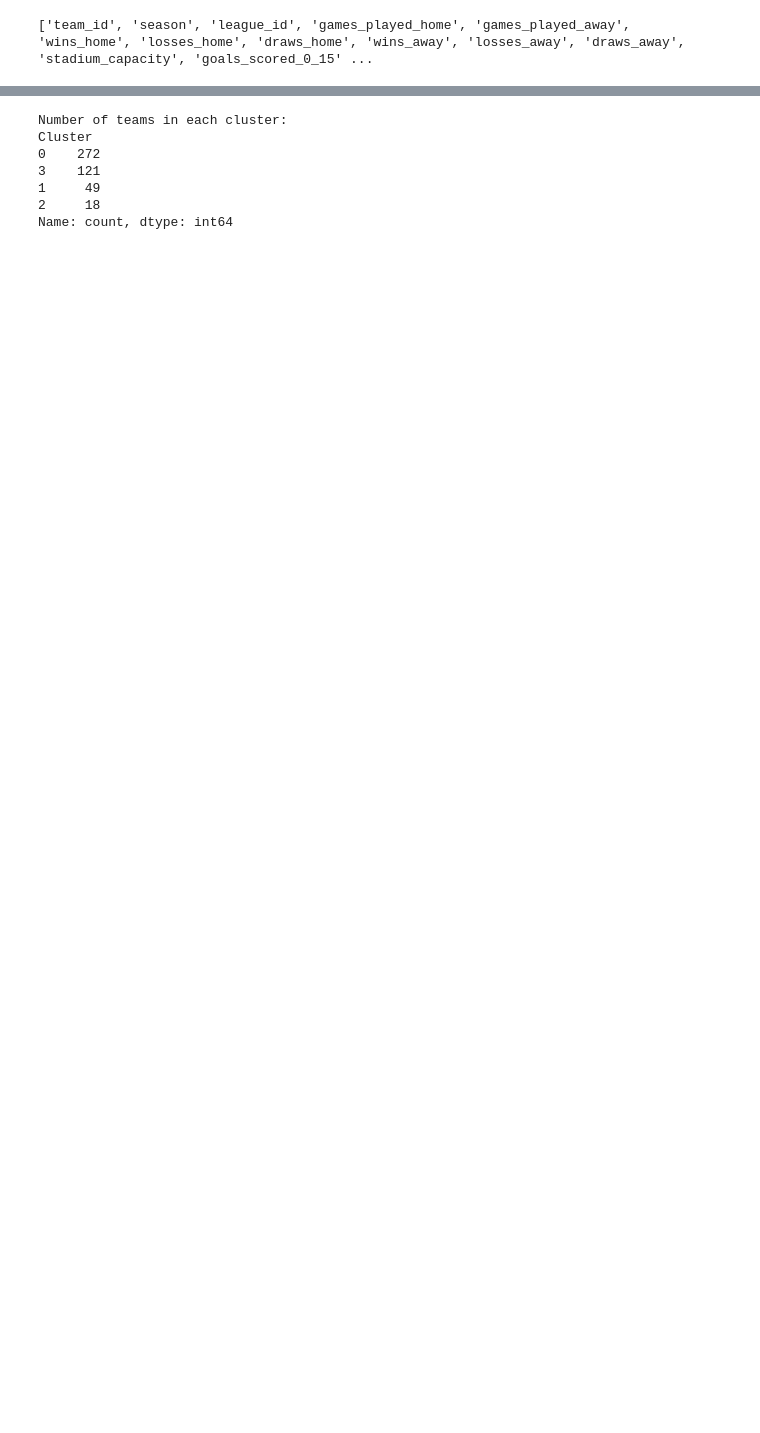
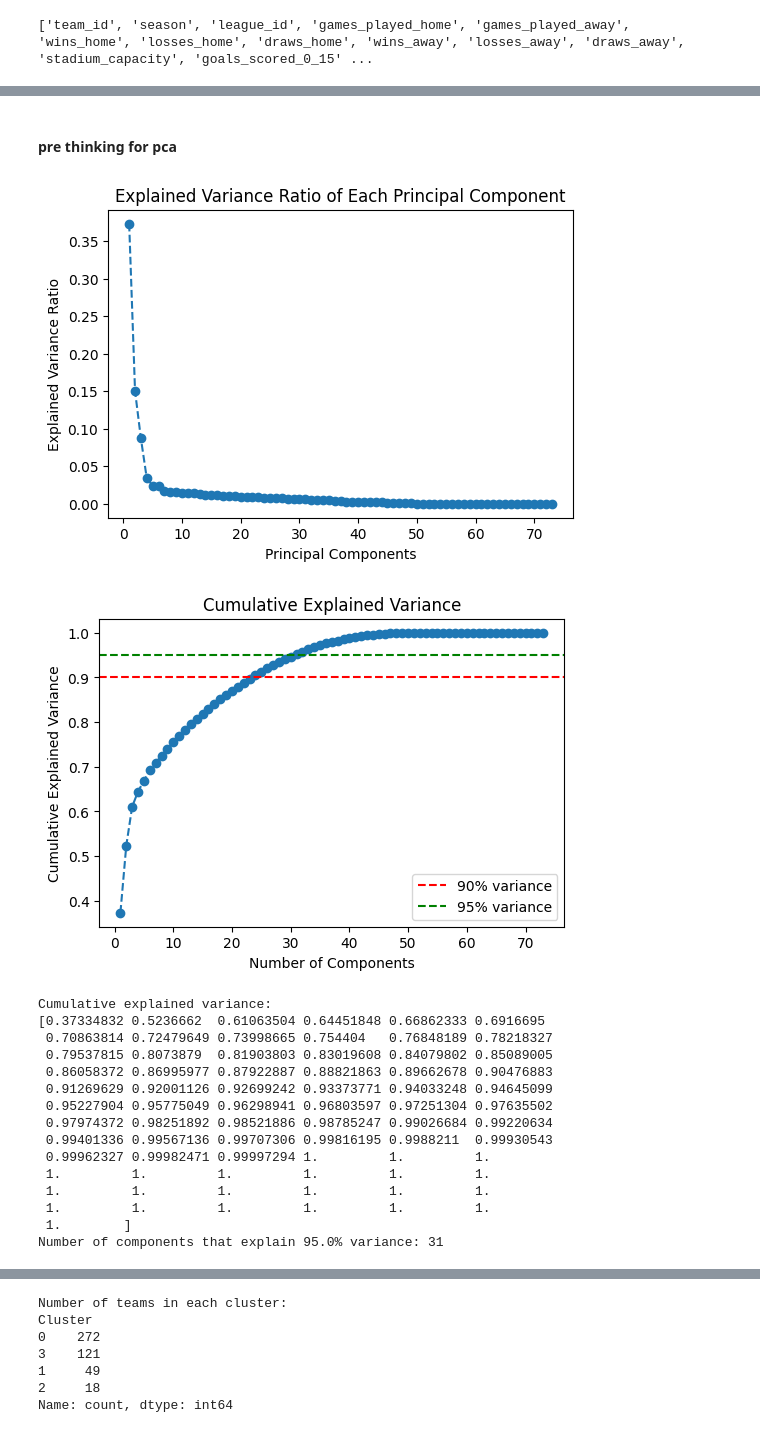
Before and after one commit to PLAI-BOOK/EDA, a Jupyter notebook: Tables_EDA/teams_eda/teams_notebook.ipynb, the cells around one changed output, grey strips where cells are left out. Drawn from its saved outputs; the diff is of its cells as text; code cells hidden in the pictures; blank space fills up the shorter version.

```diff
--- a/Tables_EDA/teams_eda/teams_notebook.ipynb
+++ b/Tables_EDA/teams_eda/teams_notebook.ipynb
@@ -313,0 +371,10 @@ print(updated_data.columns.tolist())
+# %%
+pca_data=save_update_scaled_data
+# Check the mean and standard deviation of the scaled data
+print("Mean of scaled data:")
+print(pca_data.mean())
+
+print("Standard deviation of scaled data:")
+print(pca_data.std())
+
+print (pca_data.head())
@@ -313,0 +399,56 @@ print(updated_data.columns.tolist())
+# %% [markdown]
+#### pre thinking for pca
+# %%
+from sklearn.decomposition import PCA
+import matplotlib.pyplot as plt
+
+# Apply PCA to the entire dataset (pca_data), which contains all the features
+pca = PCA()  # Apply PCA to all the features in pca_data
+pca.fit(pca_data)  # Fit PCA on the entire dataset
+
+# Plot the explained variance ratio for each component
+plt.figure(figsize=(6, 4))
+plt.plot(range(1, len(pca.explained_variance_ratio_) + 1), pca.explained_variance_ratio_, marker='o', linestyle='--')
+plt.title('Explained Variance Ratio of Each Principal Component')
+plt.xlabel('Principal Components')
+plt.ylabel('Explained Variance Ratio')
+plt.show()
+
+# Cumulative explained variance plot
+cumulative_variance = pca.explained_variance_ratio_.cumsum()
+plt.figure(figsize=(6, 4))
+plt.plot(range(1, len(cumulative_variance) + 1), cumulative_variance, marker='o', linestyle='--')
+plt.title('Cumulative Explained Variance')
+plt.xlabel('Number of Components')
+plt.ylabel('Cumulative Explained Variance')
+plt.axhline(0.90, color='r', linestyle='--', label='90% variance')
+plt.axhline(0.95, color='g', linestyle='--', label='95% variance')
+plt.legend()
+plt.show()
+
+
+# Print the cumulative variance to check which component number to choose
+print("Cumulative explained variance:")
+print(cumulative_variance)
+
+threshold = 0.95  # You can adjust this based on your needs
+n_components = (cumulative_variance >= threshold).argmax() + 1
+print(f"Number of components that explain {threshold * 100}% variance: {n_components}")
+# %% [output]
+[figure, added]
+[figure, added]
+Cumulative explained variance:
+[0.37334832 0.5236662  0.61063504 0.64451848 0.66862333 0.6916695
+ 0.70863814 0.72479649 0.73998665 0.754404   0.76848189 0.78218327
+ 0.79537815 0.8073879  0.81903803 0.83019608 0.84079802 0.85089005
+ 0.86058372 0.86995977 0.87922887 0.88821863 0.89662678 0.90476883
+ 0.91269629 0.92001126 0.92699242 0.93373771 0.94033248 0.94645099
+ 0.95227904 0.95775049 0.96298941 0.96803597 0.97251304 0.97635502
+ 0.97974372 0.98251892 0.98521886 0.98785247 0.99026684 0.99220634
+ 0.99401336 0.99567136 0.99707306 0.99816195 0.9988211  0.99930543
+ 0.99962327 0.99982471 0.99997294 1.         1.         1.
+ 1.         1.         1.         1.         1.         1.
+ 1.         1.         1.         1.         1.         1.
+ 1.         1.         1.         1.         1.         1.
+ 1.        ]
+Number of components that explain 95.0% variance: 31
```
Also changed, not shown: parts of 16 cells of this notebook.
